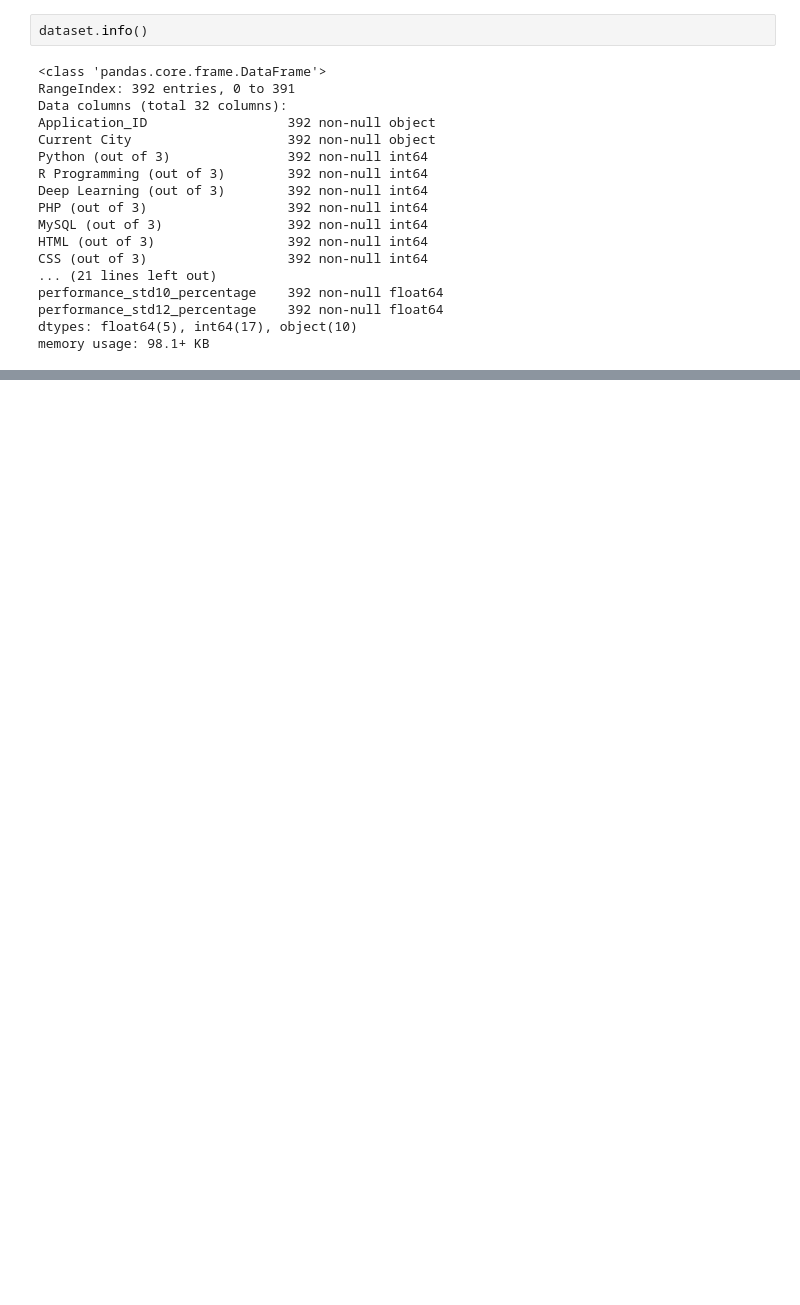
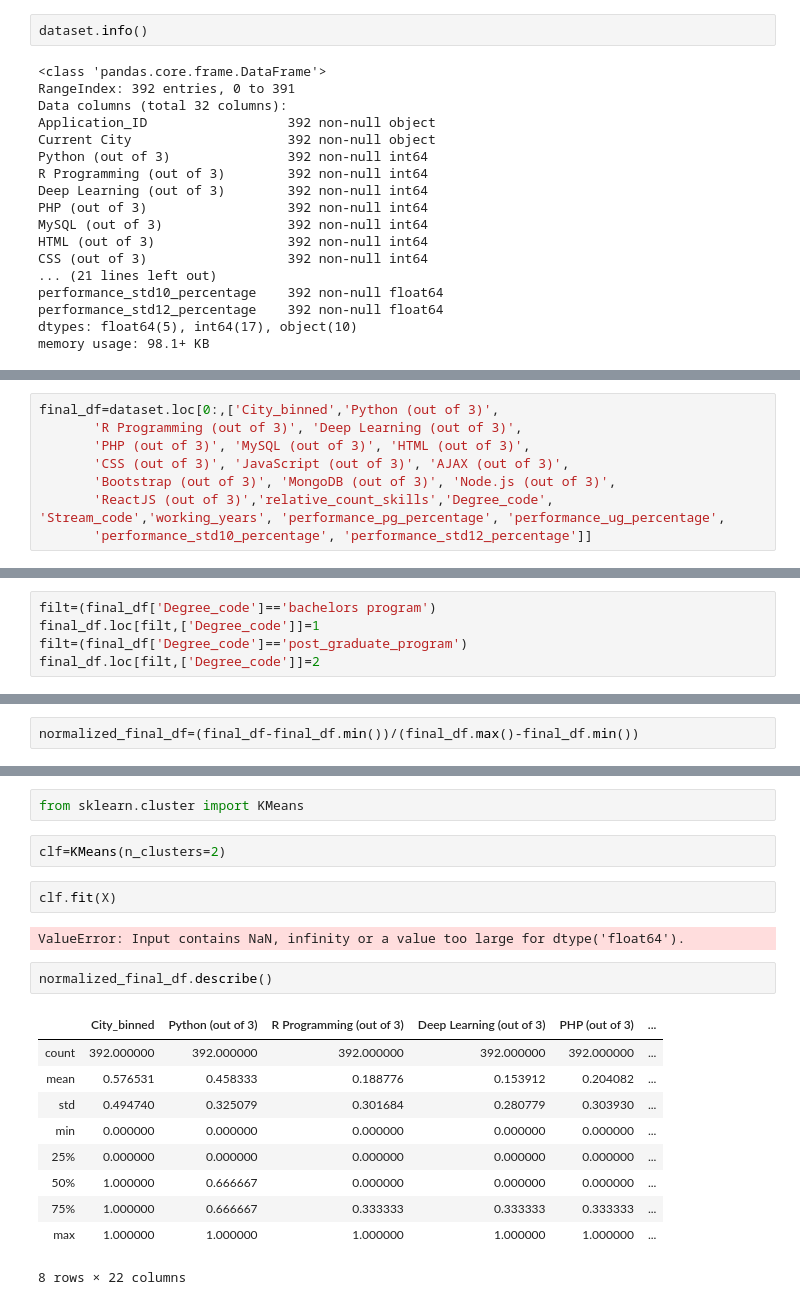
Before and after one commit to kjothisadhanand/foster-app, a Jupyter notebook: sample-data/Sadhanand/machine_learning_model_candidate_selection.ipynb, the cells around one changed output, grey strips where cells are left out. Cells and saved outputs as stored; diff of their text form; blank space fills up the shorter version.

```diff
--- a/sample-data/Sadhanand/machine_learning_model_candidate_selection.ipynb
+++ b/sample-data/Sadhanand/machine_learning_model_candidate_selection.ipynb
@@ -1290,0 +1347,8 @@ memory usage: 98.1+ KB
+# %%
+final_df=dataset.loc[0:,['City_binned','Python (out of 3)',
+       'R Programming (out of 3)', 'Deep Learning (out of 3)',
+       'PHP (out of 3)', 'MySQL (out of 3)', 'HTML (out of 3)',
+       'CSS (out of 3)', 'JavaScript (out of 3)', 'AJAX (out of 3)',
+       'Bootstrap (out of 3)', 'MongoDB (out of 3)', 'Node.js (out of 3)',
+       'ReactJS (out of 3)','relative_count_skills','Degree_code', 'Stream_code','working_years', 'performance_pg_percentage', 'performance_ug_percentage',
+       'performance_std10_percentage', 'performance_std12_percentage']]
@@ -1290,0 +1383,5 @@ memory usage: 98.1+ KB
+# %%
+filt=(final_df['Degree_code']=='bachelors program')
+final_df.loc[filt,['Degree_code']]=1
+filt=(final_df['Degree_code']=='post_graduate_program')
+final_df.loc[filt,['Degree_code']]=2
@@ -1290,0 +1390,2 @@ memory usage: 98.1+ KB
+# %%
+normalized_final_df=(final_df-final_df.min())/(final_df.max()-final_df.min())
@@ -1290,0 +1395,21 @@ memory usage: 98.1+ KB
+# %%
+from sklearn.cluster import KMeans
+# %%
+clf=KMeans(n_clusters=2)
+# %%
+clf.fit(X)
+# %% [output]
+ValueError: Input contains NaN, infinity or a value too large for dtype('float64').
+# %%
+normalized_final_df.describe()
+# %% [output]
+|  | City_binned | Python (out of 3) | R Programming (out of 3) | Deep Learning (out of 3) | PHP (out of 3) | ... |
+| count | 392.000000 | 392.000000 | 392.000000 | 392.000000 | 392.000000 | ... |
+| mean | 0.576531 | 0.458333 | 0.188776 | 0.153912 | 0.204082 | ... |
+| std | 0.494740 | 0.325079 | 0.301684 | 0.280779 | 0.303930 | ... |
+| min | 0.000000 | 0.000000 | 0.000000 | 0.000000 | 0.000000 | ... |
+| 25% | 0.000000 | 0.000000 | 0.000000 | 0.000000 | 0.000000 | ... |
+| 50% | 1.000000 | 0.666667 | 0.000000 | 0.000000 | 0.000000 | ... |
+| 75% | 1.000000 | 0.666667 | 0.333333 | 0.333333 | 0.333333 | ... |
+| max | 1.000000 | 1.000000 | 1.000000 | 1.000000 | 1.000000 | ... |
+8 rows × 22 columns
```
Also changed, not shown: parts of 17 cells of this notebook, 1 other file.
